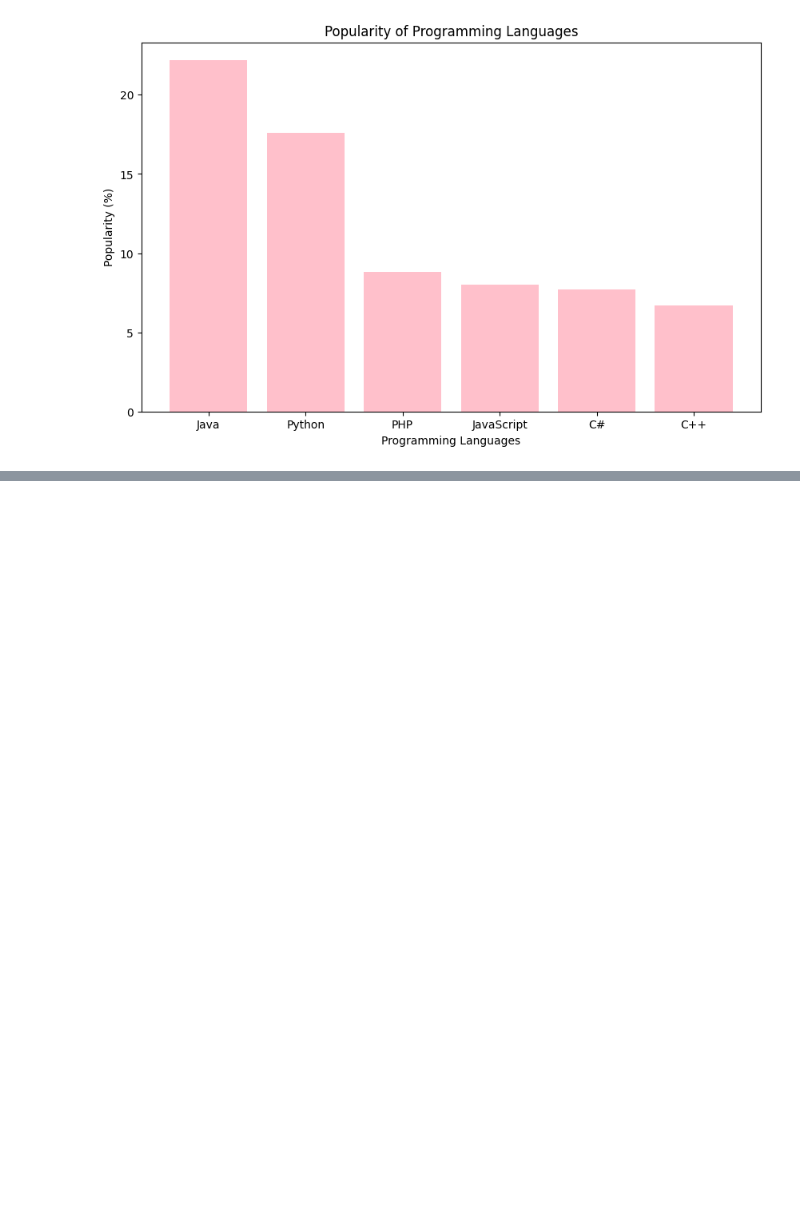
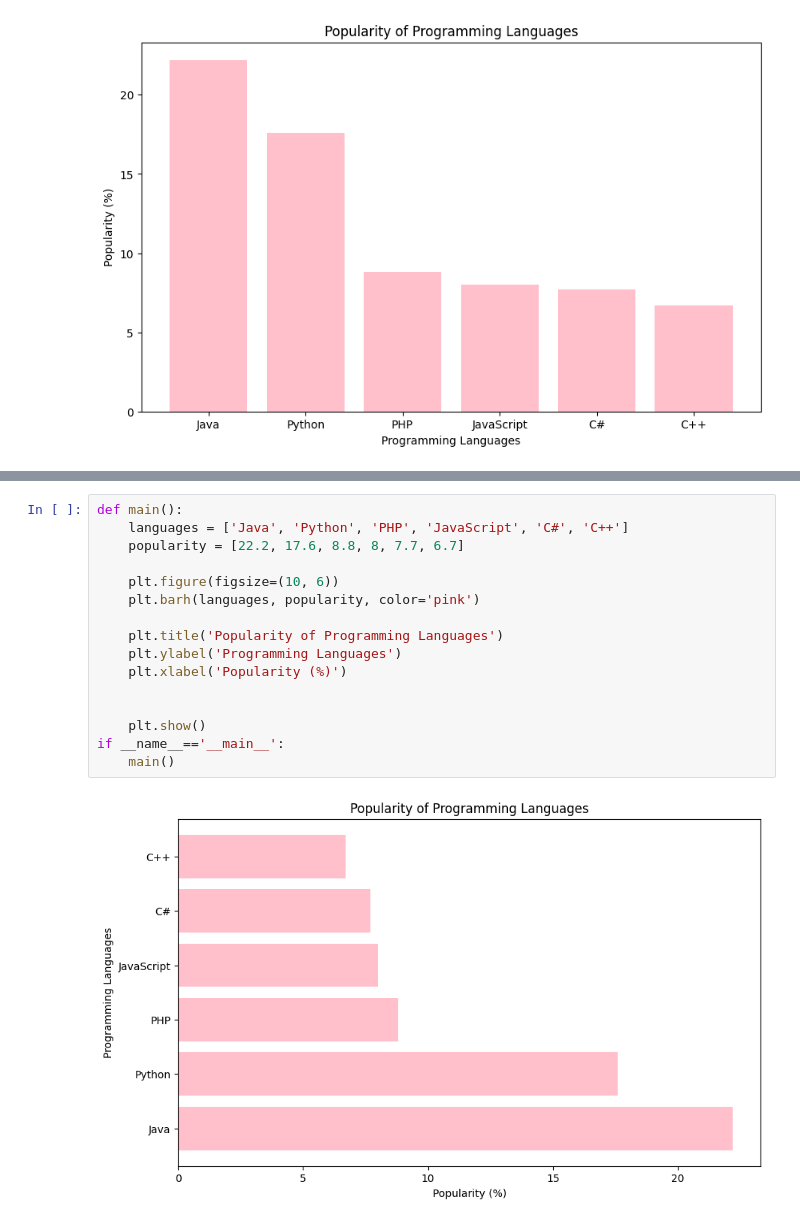
Before and after one commit to Prayag321/Python-libraries, a Jupyter notebook: matplotlib/barchart.ipynb, the cells around one changed output, grey strips where cells are left out. Cells and saved outputs as stored; diff of their text form; blank space fills up the shorter version.

Commit message:
[PRAYAG] Add:  Python programming to display a horizontal bar chart of the popularity of programming Languages.

```diff
--- a/matplotlib/barchart.ipynb
+++ b/matplotlib/barchart.ipynb
@@ -33,0 +39,18 @@ if __name__=='__main__':
+# %%
+def main():
+	languages = ['Java', 'Python', 'PHP', 'JavaScript', 'C#', 'C++']
+	popularity = [22.2, 17.6, 8.8, 8, 7.7, 6.7]
+
+	plt.figure(figsize=(10, 6))
+	plt.barh(languages, popularity, color='pink')
+
+	plt.title('Popularity of Programming Languages')
+	plt.ylabel('Programming Languages')
+	plt.xlabel('Popularity (%)')
+
+
+	plt.show()
+if __name__=='__main__':
+	main()
+# %% [output]
+[figure, added]
```
Also changed, not shown: parts of 1 cell of this notebook.
